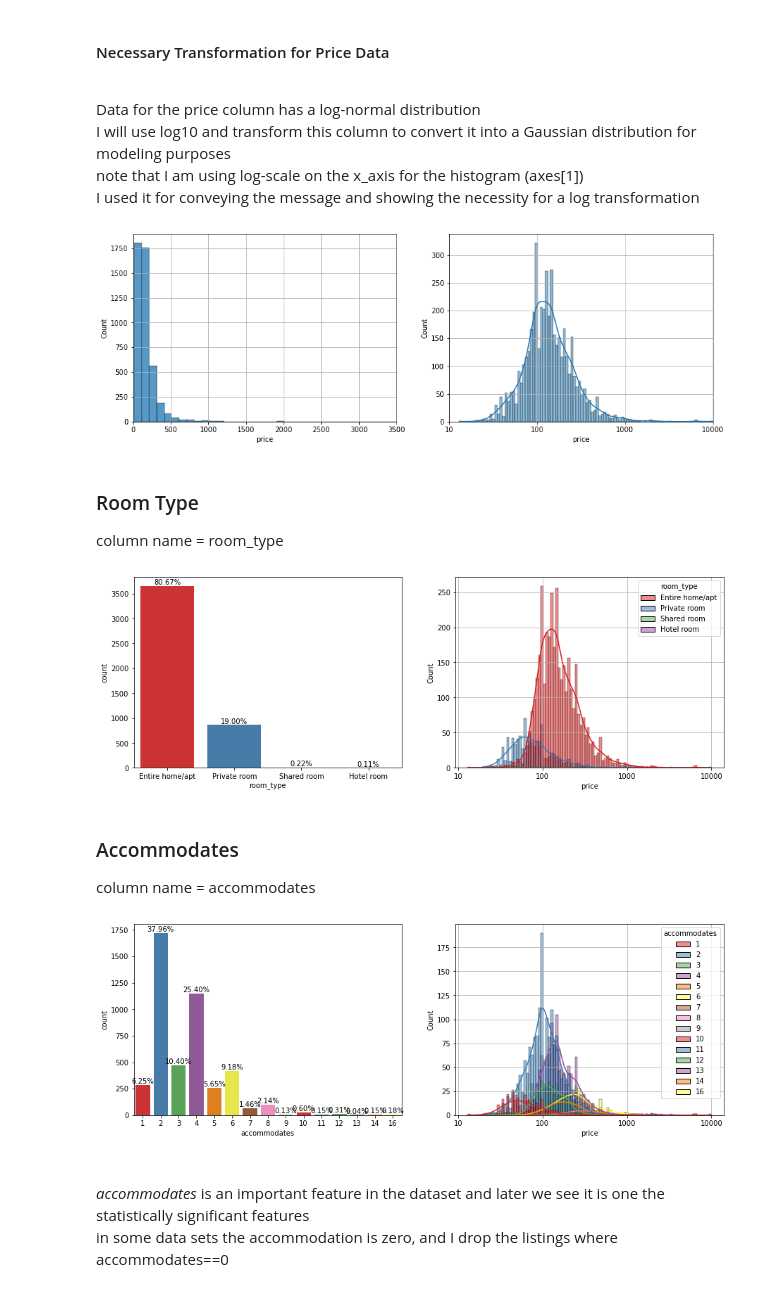
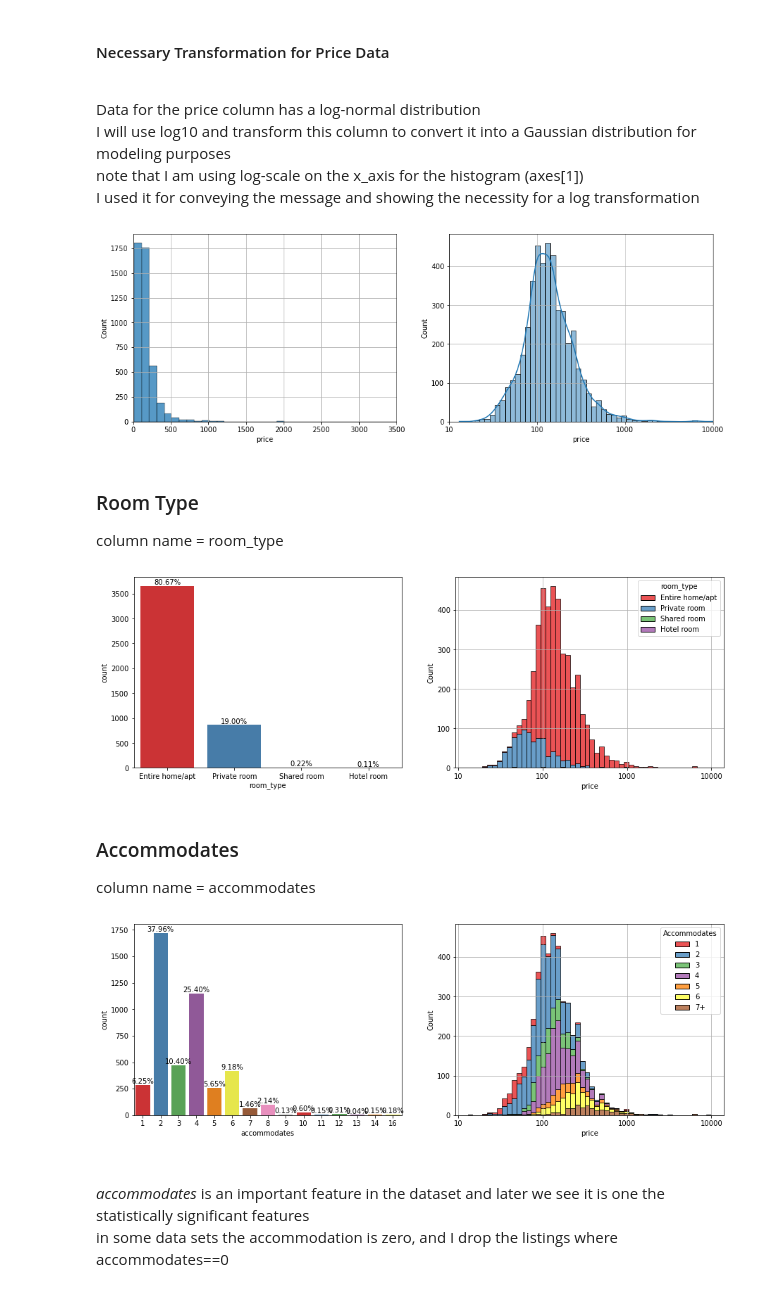
Before and after one commit to snejadi/Airbnb, a Jupyter notebook: Airbnb_analysis/Vancouver.ipynb, the cells around one changed output. Cells and saved outputs as stored; diff of their text form; code cells hidden in the pictures.

```diff
--- a/Airbnb_analysis/Vancouver.ipynb
+++ b/Airbnb_analysis/Vancouver.ipynb
@@ -114,12 +114,12 @@ fig , axes = plt.subplots(1, 2, figsize=(15,5))
 axes0 = sns.histplot(data=df, x=df['price'], bins=100, ax=axes[0])
 axes0.grid(), axes0.set(xlim=(0, 3500));
 
-axes1 = sns.histplot(data=df, x=np.log10(df['price']), bins=100, kde=True, ax=axes[1])
+axes1 = sns.histplot(data=df, x=np.log10(df['price']), bins=50, kde=True, ax=axes[1])
 axes1.set_xticks(range(1,5));
 axes1.set_xticklabels([10,100,1000,10000]);
 axes1.grid(), axes1.set(xlim=(1, 4));
 # %% [output]
-[figure, old version]
+[figure, new version]
 # %% [markdown]
 ### Room Type
 column name = room_type
@@ -133,31 +133,40 @@ for p in axes0.patches:
     axes0.annotate('{:.2f}%'.format(100.*y/len(df)), (x.mean(), y),
             ha='center', va='bottom')
 
-axes1 = sns.histplot(data=df, x=np.log10(df['price']), bins=100, kde=True, hue=df.room_type, palette='Set1', ax=axes[1])
+axes1 = sns.histplot(data=df, x=np.log10(df['price']), bins=50, kde=False, hue=df.room_type, multiple='stack'
+                     , palette='Set1', ax=axes[1])
 axes1.set_xticks(range(1,5));
 axes1.set_xticklabels([10,100,1000,10000]);
 axes1.grid()
 # %% [output]
-[figure, old version]
+[figure, new version]
 # %% [markdown]
 ### Accommodates
 column name = accommodates
 # %%
 fig, axes = plt.subplots(1, 2, figsize=(15, 5))
-
+# bar chart
 axes0 = sns.countplot(data=df, x=df.accommodates, palette='Set1', ax=axes[0])
 for p in axes0.patches:
     x=p.get_bbox().get_points()[:,0]
     y=p.get_bbox().get_points()[1,1]
     axes0.annotate('{:.2f}%'.format(100.*y/len(df)), (x.mean(), y),
             ha='center', va='bottom', rotation=0)
-
-axes1 = sns.histplot(data=df, x=np.log10(df['price']), bins=100, kde=True, hue=df.accommodates, palette='Set1', ax=axes[1])
+# price histogram for different number of 'accommodates'
+# combining all accommodates=>7 into one category '7+'
+cutoff = 7
+axes1 = sns.histplot(data=df, x=np.log10(df['price']), bins=50, kde=False, multiple='stack', palette='Set1'
+                     , hue=df['accommodates'].where(df['accommodates'] <= 7, 7), ax=axes[1])
+# Modify legend, to add f'{cutoff}+'
+legend = axes1.get_legend()
+handles = legend.legendHandles
+legend.remove()
+axes1.legend(handles, list(range(1,cutoff,1)) + [f'{cutoff}+'], title='Accommodates')
 axes1.set_xticks(range(1,5));
 axes1.set_xticklabels([10,100,1000,10000]);
 axes1.grid()
 # %% [output]
-[figure, old version]
+[figure, new version]
 # %% [markdown]
 <br> <I>accommodates</I> is an important feature in the dataset and later we see it is one the statistically significant features
 <br> in some data sets the accommodation is zero, and I drop the listings where accommodates==0
```
Also changed, not shown: parts of 4 cells of this notebook, 1 other file.
